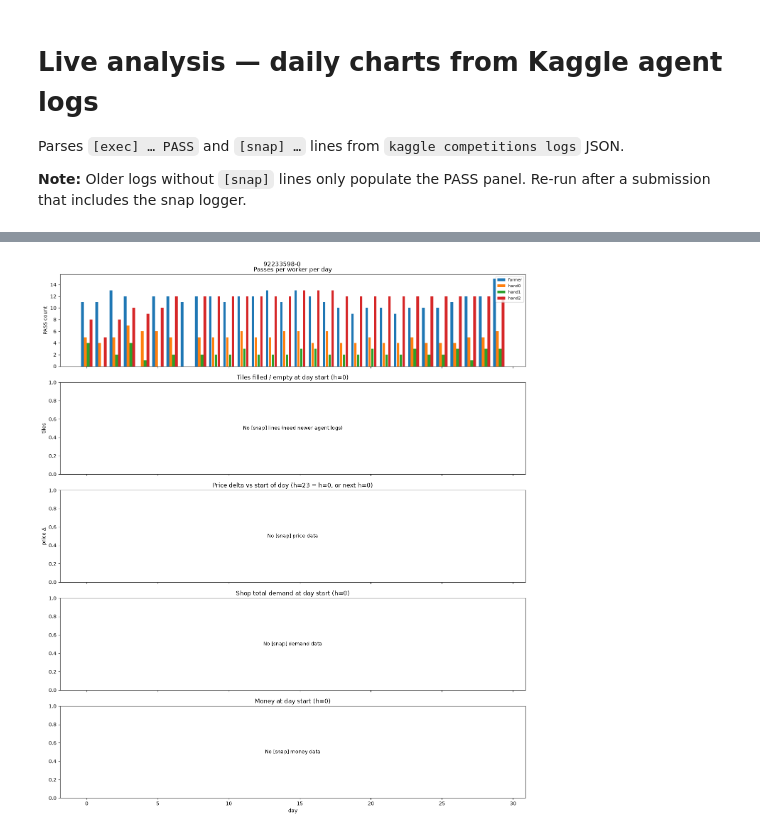
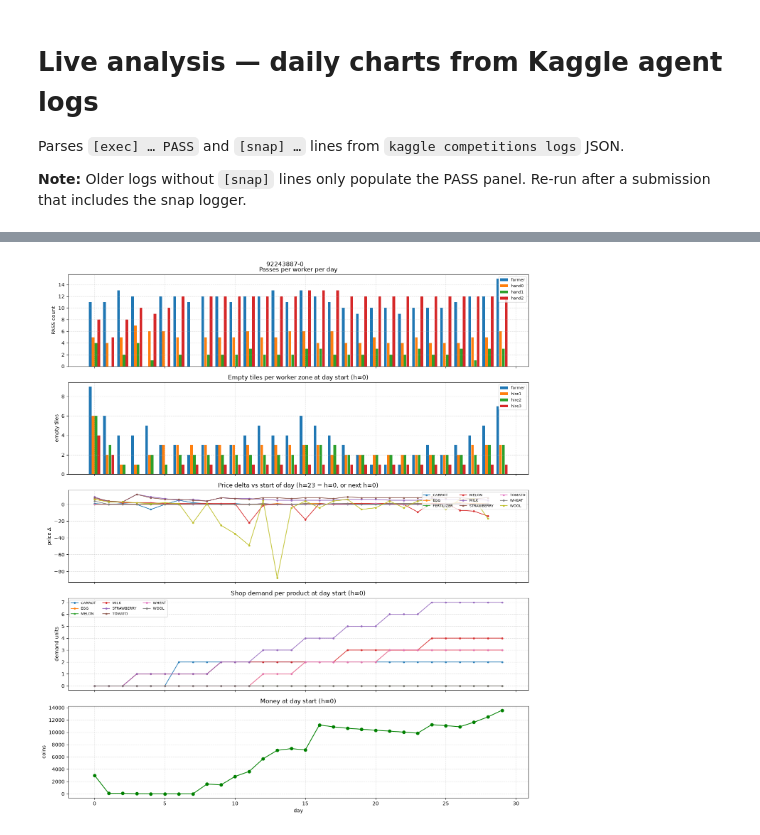
Before and after one commit to vlainic/kaggriculture, a Jupyter notebook: experiments/live_analysis.ipynb, the cells around one changed output, grey strips where cells are left out. Drawn from its saved outputs; the diff is of its cells as text; code cells hidden in the pictures.

```diff
--- a/experiments/live_analysis.ipynb
+++ b/experiments/live_analysis.ipynb
@@ -5,7 +5,7 @@ Parses `[exec] … PASS` and `[snap] …` lines from `kaggle competitions logs`
 
 **Note:** Older logs without `[snap]` lines only populate the PASS panel. Re-run after a submission that includes the snap logger.
 # %%
-filepath = "submissions/260812_1/92233598-0.json"
+filepath = "submissions/260812_3/92243887-0.json"
 # %%
 import json
 import re
@@ -21,10 +21,10 @@ if not (ROOT / "agent").exists():
 
 LOG_PATH = ROOT / filepath
 PASS_RE = re.compile(r"\[exec\] d=(\d+) h=(\d+) (farmer|hand\d+) PASS")
-SNAP_RE = re.compile(
-    r"\[snap\] d=(\d+) h=(\d+) money=(\d+) filled=(\d+) empty=(\d+) weeds=(\d+) "
-    r"owned=(\d+) shops=(\d+) demand=(\d+)(?: (.+))?"
-)
+SNAP_RE = re.compile(r"\[snap\] d=(\d+) h=(\d+) money=(\d+)(?: (.+))?")
+ZONE_WORKERS = ("farmer", "hire1", "hire2", "hire3")
+ZONE_EMPTY_COLS = tuple(f"{w}_empty" for w in ZONE_WORKERS)
+DEMAND_PREFIX = "demand_"
 
 
 def load_stdout_lines(path: Path) -> list[str]:
@@ -66,14 +66,8 @@ def parse_snaps(lines: list[str]) -> pd.DataFrame:
             "day": int(m.group(1)),
             "hour": int(m.group(2)),
             "money": int(m.group(3)),
-            "filled": int(m.group(4)),
-            "empty": int(m.group(5)),
-            "weeds": int(m.group(6)),
-            "owned": int(m.group(7)),
-            "shops": int(m.group(8)),
-            "demand": int(m.group(9)),
         }
-        tail = m.group(10) or ""
+        tail = m.group(4) or ""
         for part in tail.split():
             if "=" in part:
                 key, val = part.split("=", 1)
@@ -110,25 +104,26 @@ def series_by_day(
     return s.reindex(days)
 
 
+def snap_meta_cols(snaps: pd.DataFrame) -> set[str]:
+    return {
+        "day",
+        "hour",
+        "money",
+        "shops",
+        "demand",
+        *ZONE_EMPTY_COLS,
+        *[c for c in snaps.columns if c.startswith(DEMAND_PREFIX)],
+    }
+
+
+def demand_cols(snaps: pd.DataFrame) -> list[str]:
+    return sorted(c for c in snaps.columns if c.startswith(DEMAND_PREFIX))
+
+
 def price_delta_by_day(snaps: pd.DataFrame) -> pd.DataFrame:
     if snaps.empty:
         return pd.DataFrame()
-    price_cols = [
-        c
-        for c in snaps.columns
-        if c
-        not in {
-            "day",
-            "hour",
-            "money",
-            "filled",
-            "empty",
-            "weeds",
-            "owned",
-            "shops",
-            "demand",
-        }
-    ]
+    price_cols = [c for c in snaps.columns if c not in snap_meta_cols(snaps)]
     if not price_cols:
         return pd.DataFrame()
     start = snaps[snaps["hour"] == 0].set_index("day")
@@ -177,23 +172,33 @@ def plot_live_analysis(passes: pd.DataFrame, snaps: pd.DataFrame) -> None:
 
     ax1 = axes[1]
     day_snaps = snaps[snaps["hour"] == 0] if not snaps.empty else pd.DataFrame()
-    if day_snaps.empty:
+    has_zone_empty = not day_snaps.empty and all(
+        col in day_snaps.columns for col in ZONE_EMPTY_COLS
+    )
+    if not has_zone_empty:
         ax1.text(
             0.5,
             0.5,
-            "No [snap] lines (need newer agent logs)",
+            "No per-zone empty data (need newer agent logs)",
             ha="center",
             va="center",
             transform=ax1.transAxes,
         )
     else:
-        filled = series_by_day(day_snaps, "filled", fill=float("nan"))
-        empty = series_by_day(day_snaps, "empty", fill=float("nan"))
-        ax1.plot(DAYS, filled.values, marker="o", label="filled")
-        ax1.plot(DAYS, empty.values, marker="o", label="empty (holes)")
-        ax1.legend(loc="upper left", fontsize=8)
-    ax1.set_ylabel("tiles")
-    ax1.set_title("Tiles filled / empty at day start (h=0)")
+        width = 0.8 / len(ZONE_WORKERS)
+        for i, worker in enumerate(ZONE_WORKERS):
+            col = f"{worker}_empty"
+            counts = series_by_day(day_snaps, col, fill=0)
+            offset = (i - (len(ZONE_WORKERS) - 1) / 2) * width
+            ax1.bar(
+                [d + offset for d in DAYS],
+                counts.values,
+                width=width * 0.95,
+                label=worker,
+            )
+        ax1.legend(loc="upper right", fontsize=8)
+    ax1.set_ylabel("empty tiles")
+    ax1.set_title("Empty tiles per worker zone at day start (h=0)")
 
     ax2 = axes[2]
     price_df = price_delta_by_day(snaps)
@@ -217,42 +222,49 @@ def plot_live_analysis(passes: pd.DataFrame, snaps: pd.DataFrame) -> None:
     ax2.set_title("Price delta vs start of day (h=23 − h=0, or next h=0)")
 
     ax3 = axes[3]
-    if day_snaps.empty:
+    demand_columns = demand_cols(day_snaps)
+    if not demand_columns:
         ax3.text(
             0.5,
             0.5,
-            "No [snap] demand data",
+            "No per-product demand data (need newer agent logs)",
             ha="center",
             va="center",
             transform=ax3.transAxes,
         )
     else:
-        demand = series_by_day(day_snaps, "demand", fill=float("nan"))
-        ax3.bar(DAYS, demand.values, color="steelblue")
+        for col in demand_columns:
+            product = col.removeprefix(DEMAND_PREFIX)
+            values = series_by_day(day_snaps, col, fill=0)
+            ax3.plot(DAYS, values.values, marker=".", label=product, alpha=0.85)
+        ax3.legend(loc="upper left", fontsize=7, ncol=3)
         ax3.set_ylabel("demand units")
-    ax3.set_title("Shop total demand at day start (h=0)")
+    ax3.set_title("Shop demand per product at day start (h=0)")
 
     ax4 = axes[4]
     if day_snaps.empty:
         ax4.text(
             0.5,
             0.5,
             "No [snap] money data",
             ha="center",
             va="center",
             transform=ax4.transAxes,
         )
     else:
         money = series_by_day(day_snaps, "money", fill=float("nan"))
         ax4.plot(DAYS, money.values, marker="o", color="green")
         ax4.set_ylabel("coins")
     ax4.set_title("Money at day start (h=0)")
     ax4.set_xlabel("day")
 
+    for ax in axes:
+        ax.grid(True, linestyle="--", alpha=0.4)
+
     plt.tight_layout()
     plt.show()
 
 
 plot_live_analysis(passes_df, snaps_df)
 # %% [output]
-[figure, old version]
+[figure, new version]
```
Also changed, not shown: parts of 1 cell of this notebook, 1 other file.
